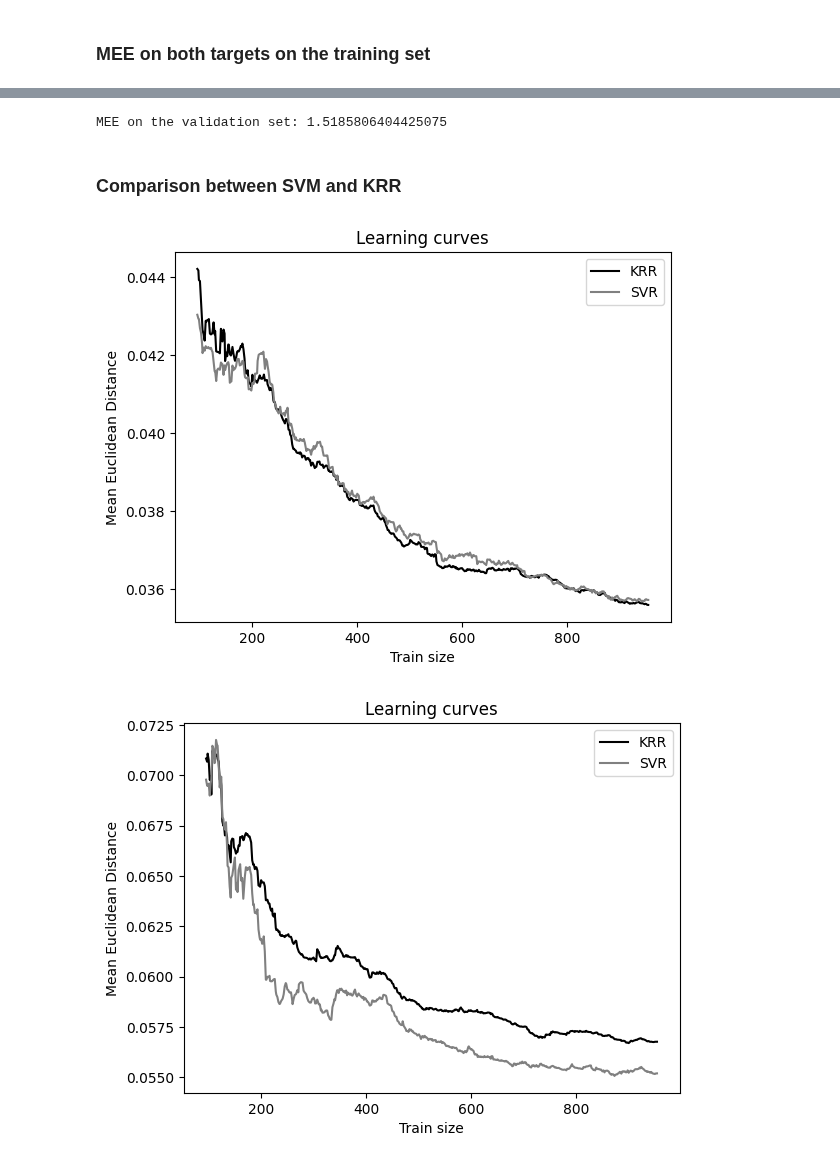
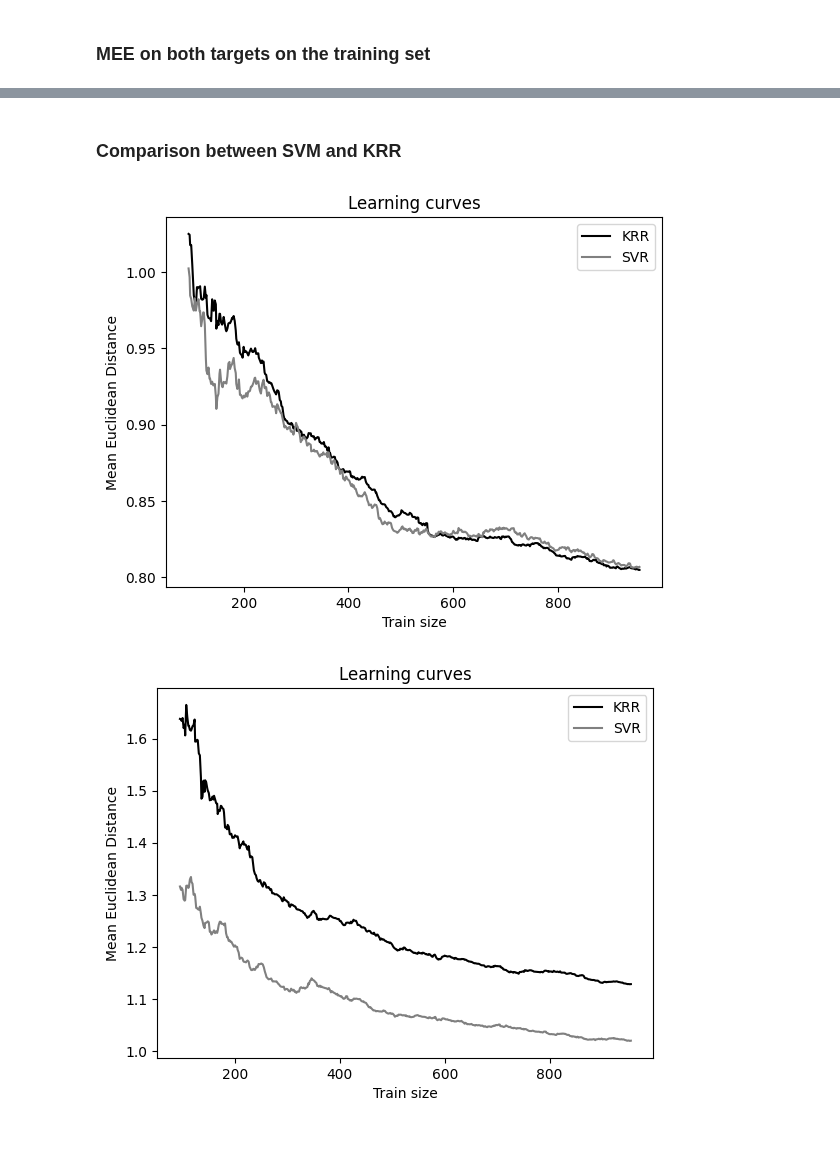
Before and after one commit to CarloTosoni99/ML_prj, a Jupyter notebook: ML_cup_SVM.ipynb, the cells around one changed output, grey strips where cells are left out. Saved outputs shown, nothing was run; the diff lists cells and outputs as text; code cells hidden in the pictures.

```diff
--- a/ML_cup_SVM.ipynb
+++ b/ML_cup_SVM.ipynb
@@ -71,21 +77,3 @@ for i in range(x_cols):
 
     max_col_value_x[i] = max_vl
     min_col_value_x[i] = min_vl
-
-
-
-y_cols = len(y_mlcup_tr[0])
-
-max_col_value_y = [None]*y_cols
-
-min_col_value_y = [None]*y_cols
-
-for i in range(y_cols):
-    col = y_mlcup_tr[:, i]
-    max_vl = np.amax(col)
-    min_vl = np.amin(col)
-
-    y_mlcup_tr[:, i] = (y_mlcup_tr[:, i] - min_vl) / (max_vl - min_vl)
-
-    max_col_value_y[i] = max_vl
-    min_col_value_y[i] = min_vl
@@ -437,14 +294,3 @@ y_val_set = deNormalizer(y_val_set, max_col_value_y, min_col_value_y)
-# %%
-# Mean euclidean distance
-points = y_val_set.shape[0]
-tot_sum = 0
-for i in range (points):
-    tot_sum += math.sqrt(math.pow((y_val_set[i][0] - pred_label_svr[i][0]), 2)
-                         + math.pow((y_val_set[i][1] - pred_label_svr[i][1]), 2))
-
-print('MEE on the validation set:', tot_sum / points)
-# %% [output]
-MEE on the validation set: 1.5185806404425075
 # %% [markdown]
 ### Comparison between SVM and KRR
 # %%
@@ -480,36 +326,36 @@ plt.legend(loc="best")
 
 plt.show()
 # %% [output]
-[figure, old version]
+[figure, new version]
 # %%
 plt.figure()
 
 svr = joblib.load('./results/ml_cup/SVM/rbf_classifier_2.z')
-kr = joblib.load('./results/ml_cup/KRR/rbf_krr_2.z')
+kr = joblib.load('./results/ml_cup/KRR/poly_krr_2.z')
 train_sizes, train_scores_svr, test_scores_svr = learning_curve(
     svr,
     x_mlcup_tr,
     y2_mlcup_tr,
     train_sizes = np.linspace(0.1, 1, 500),
     scoring = mean_euclidean_distance,
     cv = 5,
 )
 train_sizes_abs, train_scores_kr, test_scores_kr = learning_curve(
     kr,
     x_mlcup_tr,
     y2_mlcup_tr,
     train_sizes = np.linspace(0.1, 1, 500),
     scoring = mean_euclidean_distance,
     cv = 5,
 )
 
 plt.plot(train_sizes, -test_scores_kr.mean(1), color="black", label="KRR")
 plt.plot(train_sizes, -test_scores_svr.mean(1), color="grey", label="SVR")
 plt.xlabel("Train size")
 plt.ylabel("Mean Euclidean Distance")
 plt.title("Learning curves")
 plt.legend(loc="best")
 
 plt.show()
 # %% [output]
-[figure, old version]
+[figure, new version]
```
Also changed, not shown: parts of 31 cells of this notebook, 2 other files.
